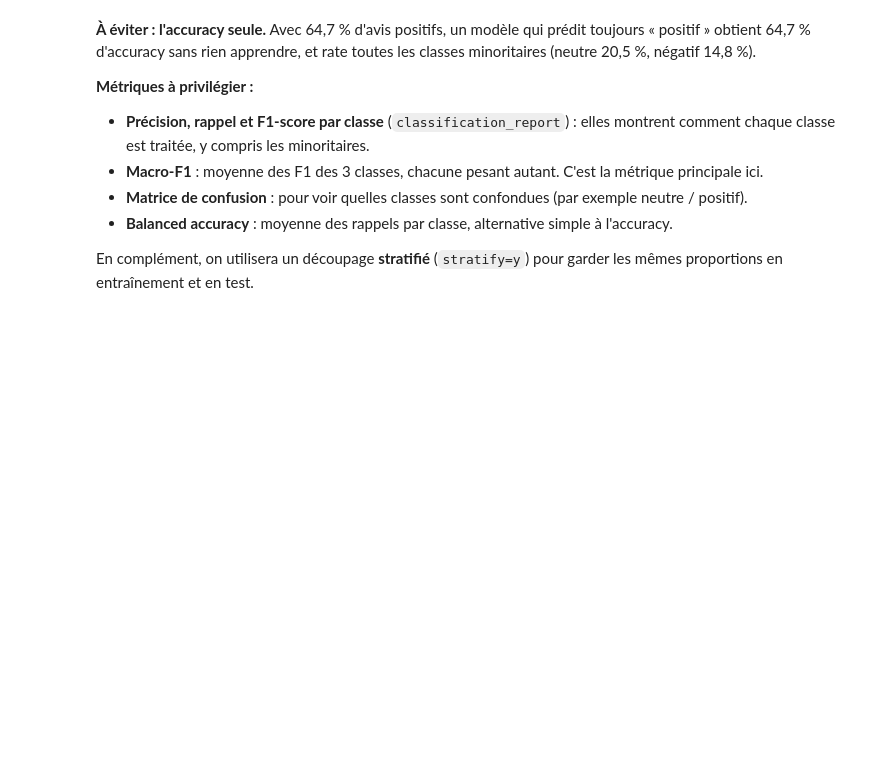
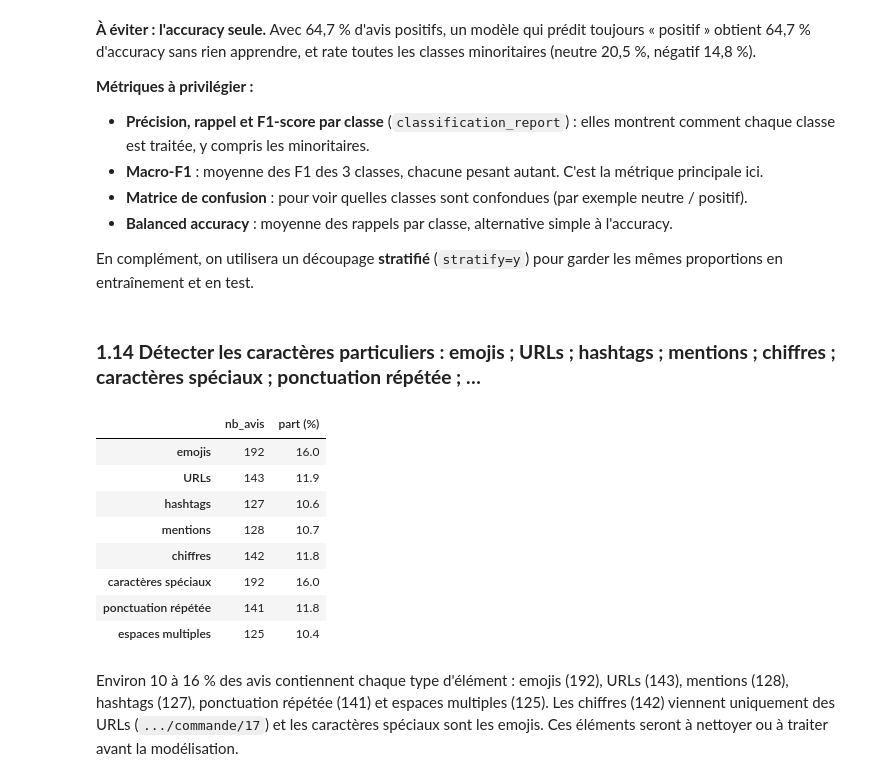
Before and after one commit to Alassanee/atelier_prepa_donnees_textuelles, a Jupyter notebook: notebooks/atelier_prepa_donnees_textuelles.ipynb, the cells around one changed output. Cells and saved outputs as stored; diff of their text form; code cells hidden in the pictures; blank space fills up the shorter version.

Commit message:
Detection des caracteres particuliers

```diff
--- a/notebooks/atelier_prepa_donnees_textuelles.ipynb
+++ b/notebooks/atelier_prepa_donnees_textuelles.ipynb
@@ -351,3 +351,32 @@ Accuracy d'un modèle qui prédit toujours 'positif' : 64.7%
 - **Balanced accuracy** : moyenne des rappels par classe, alternative simple à l'accuracy.
 
 En complément, on utilisera un découpage **stratifié** (`stratify=y`) pour garder les mêmes proportions en entraînement et en test.
+# %% [markdown]
+### **1.14 Détecter les caractères particuliers : emojis ; URLs ; hashtags ; mentions ; chiffres ; caractères spéciaux ; ponctuation répétée ; …**
+# %%
+motifs = {
+    'emojis': r'[\U0001F300-\U0001FAFF☀-➿]',
+    'URLs': r'https?://|www\.',
+    'hashtags': r'#\w+',
+    'mentions': r'@\w+',
+    'chiffres': r'\d',
+    'caractères spéciaux': r"[^\w\s.,!?'’:;@#/-]",
+    'ponctuation répétée': r'[!?.]{2,}',
+    'espaces multiples': r'\s{2,}',
+}
+
+nb_avis = pd.Series({nom: corpus['texte'].str.contains(motif, regex=True, na=False).sum()
+                     for nom, motif in motifs.items()})
+pd.DataFrame({'nb_avis': nb_avis, 'part (%)': (nb_avis / len(corpus) * 100).round(1)})
+# %% [output]
+|  | nb_avis | part (%) |
+| emojis | 192 | 16.0 |
+| URLs | 143 | 11.9 |
+| hashtags | 127 | 10.6 |
+| mentions | 128 | 10.7 |
+| chiffres | 142 | 11.8 |
+| caractères spéciaux | 192 | 16.0 |
+| ponctuation répétée | 141 | 11.8 |
+| espaces multiples | 125 | 10.4 |
+# %% [markdown]
+Environ 10 à 16 % des avis contiennent chaque type d'élément : emojis (192), URLs (143), mentions (128), hashtags (127), ponctuation répétée (141) et espaces multiples (125). Les chiffres (142) viennent uniquement des URLs (`.../commande/17`) et les caractères spéciaux sont les emojis. Ces éléments seront à nettoyer ou à traiter avant la modélisation.
```
